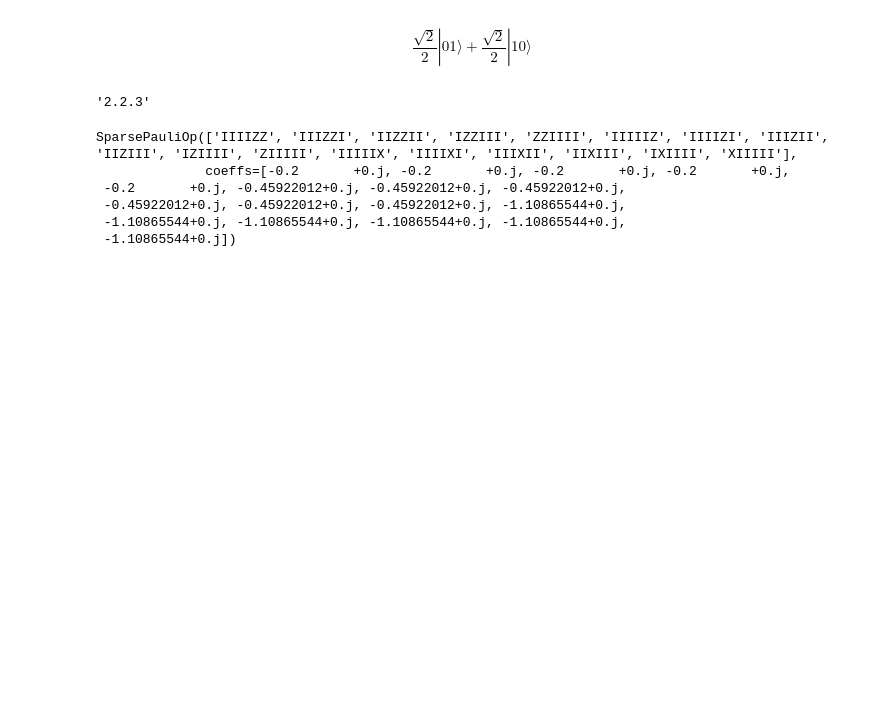
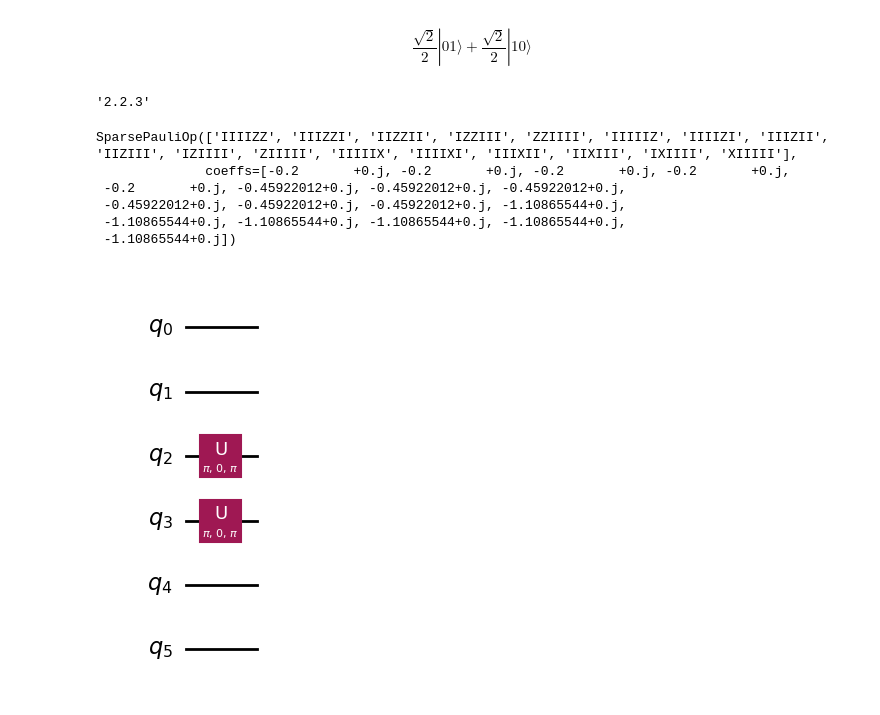
Before and after one commit to Takshit-Jewlia/VQE-tj, a Jupyter notebook: Time Evolution/JCM_Two_lvl.ipynb, the cells around one changed output. Drawn from its saved outputs; the diff is of its cells as text; code cells hidden in the pictures; blank space fills up the shorter version.

```diff
--- a/Time Evolution/JCM_Two_lvl.ipynb
+++ b/Time Evolution/JCM_Two_lvl.ipynb
@@ -66,0 +72,7 @@ SparsePauliOp(['IIIIZZ', 'IIIZZI', 'IIZZII', 'IZZIII', 'ZZIIII', 'IIIIIZ', 'IIII
+# %%
+initial_circuit = QuantumCircuit(n_qubits)
+initial_circuit.prepare_state("001100")
+# Change reps and see the difference when you decompose the circuit
+initial_circuit.decompose(reps=2).draw("mpl")
+# %% [output]
+[figure, added]
```
Also changed, not shown: parts of 13 cells of this notebook, 4 other files.
